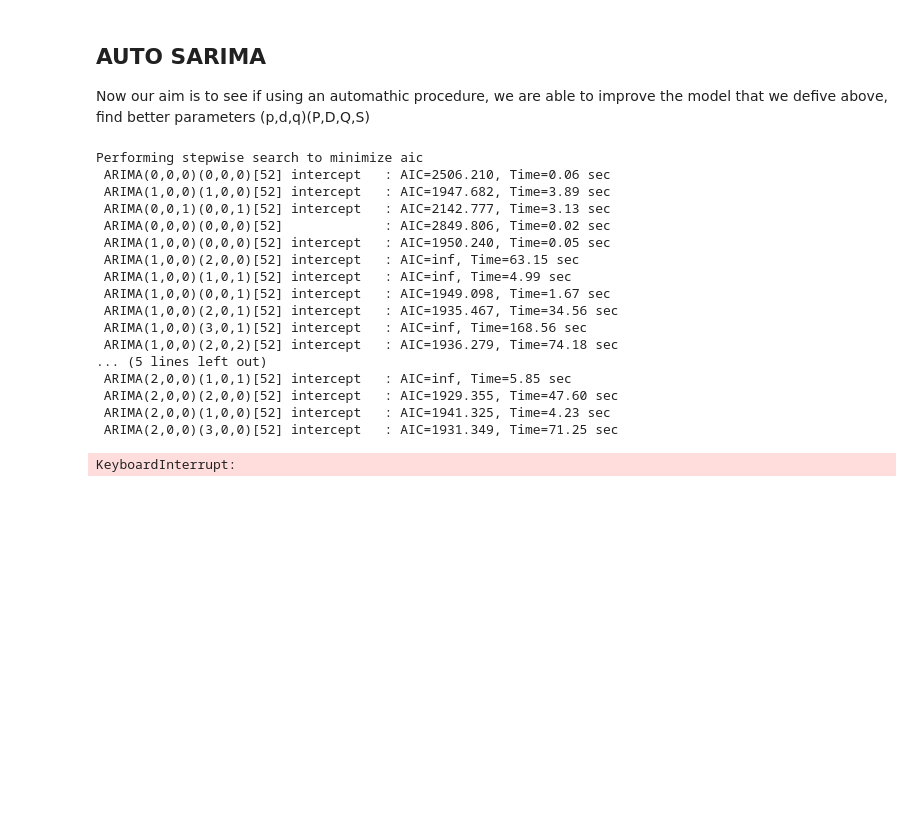
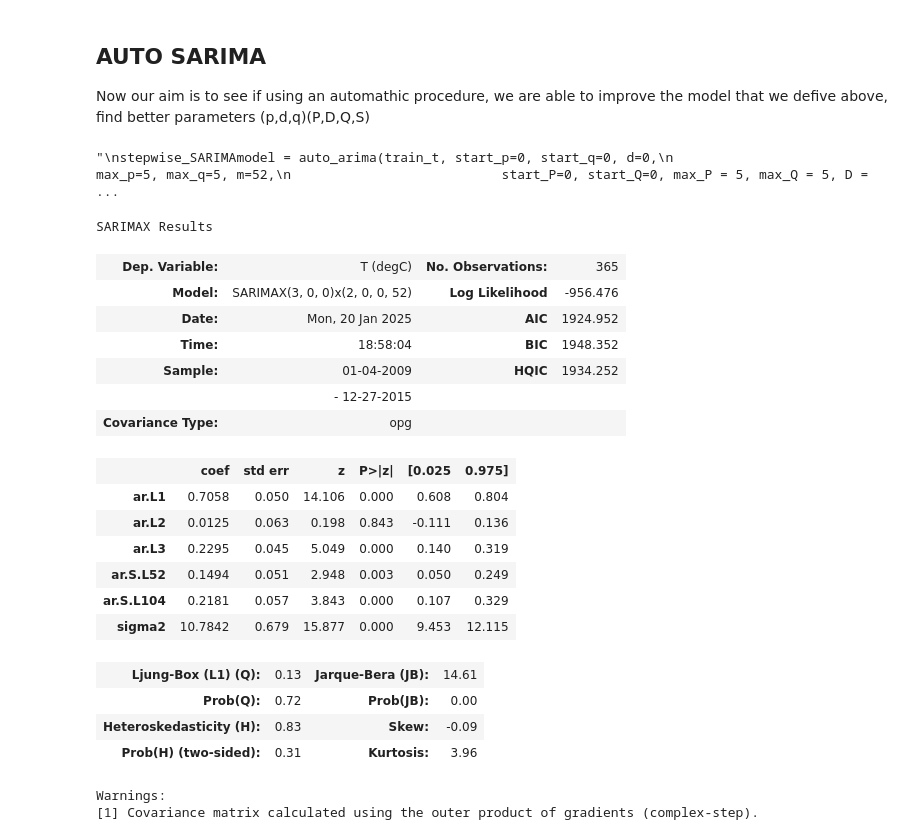
Before and after one commit to alelovo/StatisticalModels_project, a Jupyter notebook: SARIMA_family_models.ipynb, the cells around one changed output. Saved outputs shown, nothing was run; the diff lists cells and outputs as text; code cells hidden in the pictures; blank space fills up the shorter version.

```diff
--- a/SARIMA_family_models.ipynb
+++ b/SARIMA_family_models.ipynb
@@ -189,29 +189,43 @@ accuracy_SARIMA_df = pd.concat([accuracy_SARIMA_df, pd.DataFrame({'Model':'Manua
 
 Now our aim is to see if using an automathic procedure, we are able to improve the model that we defive above, find better parameters (p,d,q)(P,D,Q,S)
 # %%
+'''
 stepwise_SARIMAmodel = auto_arima(train_t, start_p=0, start_q=0, d=0,
                            max_p=5, max_q=5, m=52,
                            start_P=0, start_Q=0, max_P = 5, max_Q = 5, D = 0, seasonal=True,
                            trace=True, information_criterion='aic',
                            error_action='ignore',
                            suppress_warnings=True,
-                           stepwise=True)
+                           stepwise=True) '''
 # %% [output]
-Performing stepwise search to minimize aic
- ARIMA(0,0,0)(0,0,0)[52] intercept   : AIC=2506.210, Time=0.06 sec
- ARIMA(1,0,0)(1,0,0)[52] intercept   : AIC=1947.682, Time=3.89 sec
- ARIMA(0,0,1)(0,0,1)[52] intercept   : AIC=2142.777, Time=3.13 sec
- ARIMA(0,0,0)(0,0,0)[52]             : AIC=2849.806, Time=0.02 sec
- ARIMA(1,0,0)(0,0,0)[52] intercept   : AIC=1950.240, Time=0.05 sec
- ARIMA(1,0,0)(2,0,0)[52] intercept   : AIC=inf, Time=63.15 sec
- ARIMA(1,0,0)(1,0,1)[52] intercept   : AIC=inf, Time=4.99 sec
- ARIMA(1,0,0)(0,0,1)[52] intercept   : AIC=1949.098, Time=1.67 sec
- ARIMA(1,0,0)(2,0,1)[52] intercept   : AIC=1935.467, Time=34.56 sec
- ARIMA(1,0,0)(3,0,1)[52] intercept   : AIC=inf, Time=168.56 sec
- ARIMA(1,0,0)(2,0,2)[52] intercept   : AIC=1936.279, Time=74.18 sec
-... (5 lines left out)
- ARIMA(2,0,0)(1,0,1)[52] intercept   : AIC=inf, Time=5.85 sec
- ARIMA(2,0,0)(2,0,0)[52] intercept   : AIC=1929.355, Time=47.60 sec
- ARIMA(2,0,0)(1,0,0)[52] intercept   : AIC=1941.325, Time=4.23 sec
- ARIMA(2,0,0)(3,0,0)[52] intercept   : AIC=1931.349, Time=71.25 sec
+"\nstepwise_SARIMAmodel = auto_arima(train_t, start_p=0, start_q=0, d=0,\n                           max_p=5, max_q=5, m=52,\n                           start_P=0, start_Q=0, max_P = 5, max_Q = 5, D = ...
-KeyboardInterrupt:
+# %%
+# we try to fit the model with the parameters that AUTO ARIMA give us
+(p,d,q)=(3,0,0)
+(P,D,Q,S)=(2,0,0,52)
+
+# fit the model
+SARIMA_model_auto = SARIMAX(train_t, order=(p,d,q), seasonal_order=(P,D,Q,S)).fit()
+SARIMA_model_auto.summary()
+# %% [output]
+SARIMAX Results
+| Dep. Variable: | T (degC) | No. Observations: | 365 |
+| Model: | SARIMAX(3, 0, 0)x(2, 0, 0, 52) | Log Likelihood | -956.476 |
+| Date: | Mon, 20 Jan 2025 | AIC | 1924.952 |
+| Time: | 18:58:04 | BIC | 1948.352 |
+| Sample: | 01-04-2009 | HQIC | 1934.252 |
+|  | - 12-27-2015 |  |  |
+| Covariance Type: | opg |  |  |
+|  | coef | std err | z | P>|z| | [0.025 | 0.975] |
+| ar.L1 | 0.7058 | 0.050 | 14.106 | 0.000 | 0.608 | 0.804 |
+| ar.L2 | 0.0125 | 0.063 | 0.198 | 0.843 | -0.111 | 0.136 |
+| ar.L3 | 0.2295 | 0.045 | 5.049 | 0.000 | 0.140 | 0.319 |
+| ar.S.L52 | 0.1494 | 0.051 | 2.948 | 0.003 | 0.050 | 0.249 |
+| ar.S.L104 | 0.2181 | 0.057 | 3.843 | 0.000 | 0.107 | 0.329 |
+| sigma2 | 10.7842 | 0.679 | 15.877 | 0.000 | 9.453 | 12.115 |
+| Ljung-Box (L1) (Q): | 0.13 | Jarque-Bera (JB): | 14.61 |
+| Prob(Q): | 0.72 | Prob(JB): | 0.00 |
+| Heteroskedasticity (H): | 0.83 | Skew: | -0.09 |
+| Prob(H) (two-sided): | 0.31 | Kurtosis: | 3.96 |
+Warnings:
+[1] Covariance matrix calculated using the outer product of gradients (complex-step).
```
Also changed, not shown: parts of 10 cells of this notebook.
